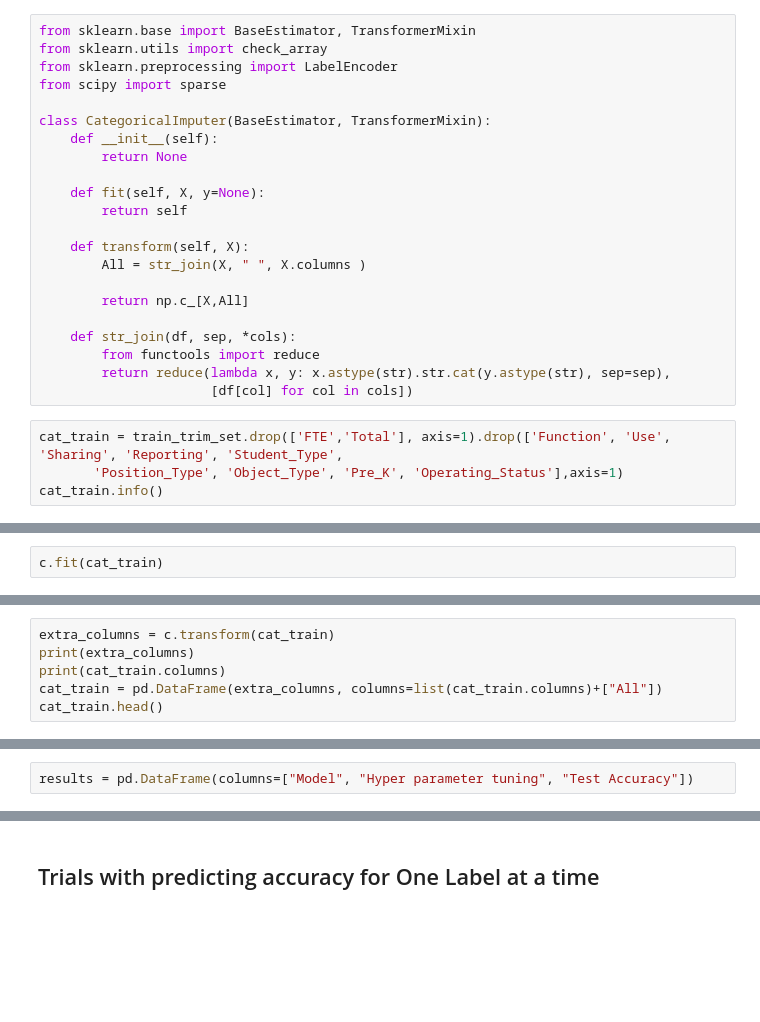
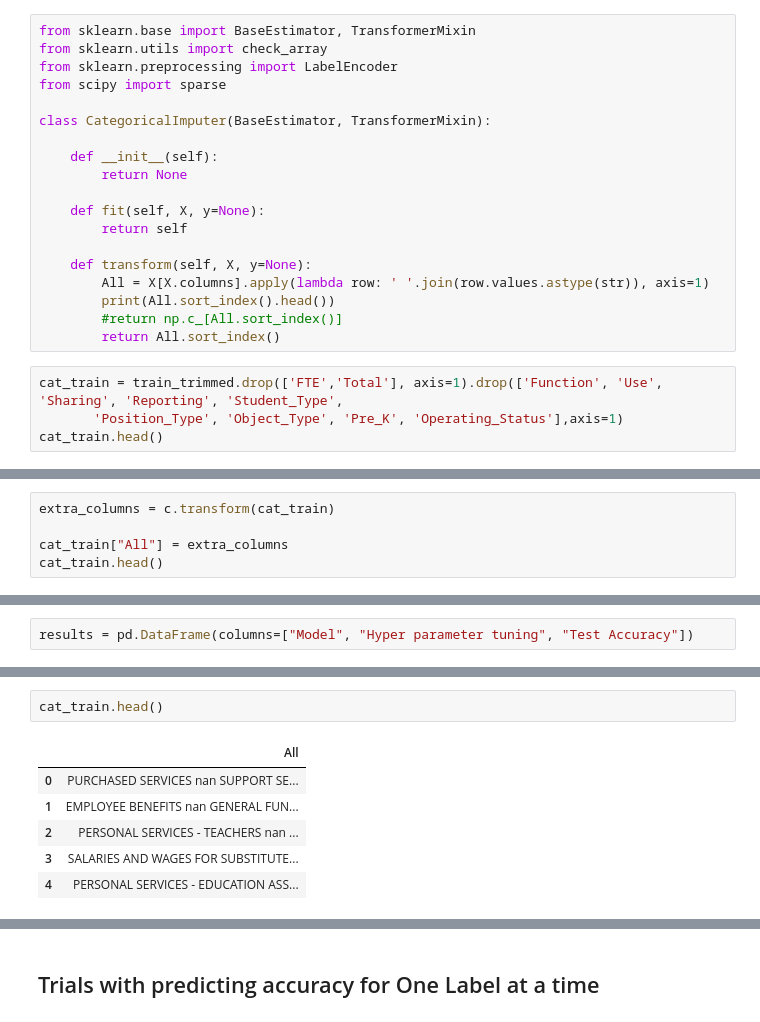
Before and after one commit to ayeshabhimdi/education-reboot, a Jupyter notebook: project/Reboot-Education_boxplot-PandasMICE.ipynb, the cells around one changed output, grey strips where cells are left out. Drawn from its saved outputs; the diff is of its cells as text; blank space fills up the shorter version.

```diff
--- a/project/Reboot-Education_boxplot-PandasMICE.ipynb
+++ b/project/Reboot-Education_boxplot-PandasMICE.ipynb
@@ -625,23 +624,20 @@ from sklearn.preprocessing import LabelEncoder
 from scipy import sparse
 
 class CategoricalImputer(BaseEstimator, TransformerMixin):
+
     def __init__(self):
         return None
 
     def fit(self, X, y=None):
         return self
 
-    def transform(self, X):
-        All = str_join(X, " ", X.columns )
-
-        return np.c_[X,All]
-
-    def str_join(df, sep, *cols):
-        from functools import reduce
-        return reduce(lambda x, y: x.astype(str).str.cat(y.astype(str), sep=sep),
-                      [df[col] for col in cols])
+    def transform(self, X, y=None):
+        All = X[X.columns].apply(lambda row: ' '.join(row.values.astype(str)), axis=1)
+        print(All.sort_index().head())
+        #return np.c_[All.sort_index()]
+        return All.sort_index()
 # %%
-cat_train = train_trim_set.drop(['FTE','Total'], axis=1).drop(['Function', 'Use', 'Sharing', 'Reporting', 'Student_Type',
+cat_train = train_trimmed.drop(['FTE','Total'], axis=1).drop(['Function', 'Use', 'Sharing', 'Reporting', 'Student_Type',
        'Position_Type', 'Object_Type', 'Pre_K', 'Operating_Status'],axis=1)
-cat_train.info()
+cat_train.head()
 # %% [output]
@@ -682,4 +665,2 @@ cat_pipeline = Pipeline(
 # %%
 c = CategoricalImputer()
-# %%
-c.fit(cat_train)
@@ -688,7 +667,6 @@ CategoricalImputer()
 # %%
 extra_columns = c.transform(cat_train)
-print(extra_columns)
-print(cat_train.columns)
-cat_train = pd.DataFrame(extra_columns, columns=list(cat_train.columns)+["All"])
+
+cat_train["All"] = extra_columns
 cat_train.head()
 # %% [output]
@@ -829 +795,10 @@ train_trimmed.sort_index().head()
+# %%
+cat_train.head()
+# %% [output]
+|  | All |
+| 0 | PURCHASED SERVICES nan SUPPORT SE... |
+| 1 | EMPLOYEE BENEFITS nan GENERAL FUN... |
+| 2 | PERSONAL SERVICES - TEACHERS nan ... |
+| 3 | SALARIES AND WAGES FOR SUBSTITUTE... |
+| 4 | PERSONAL SERVICES - EDUCATION ASS... |
 # %%
```
Also changed, not shown: parts of 26 cells of this notebook.
